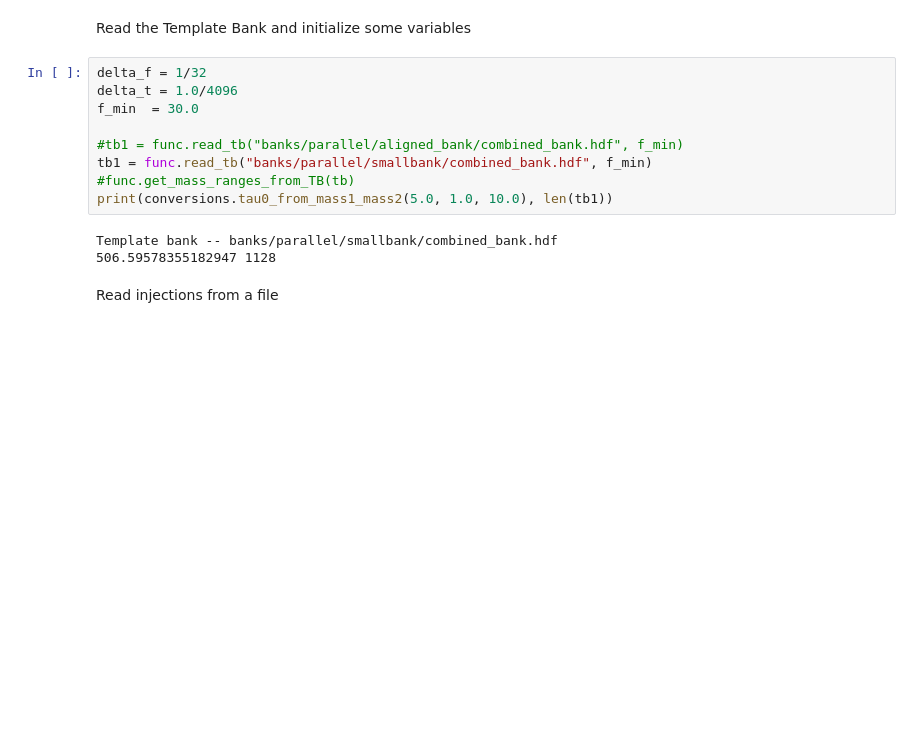
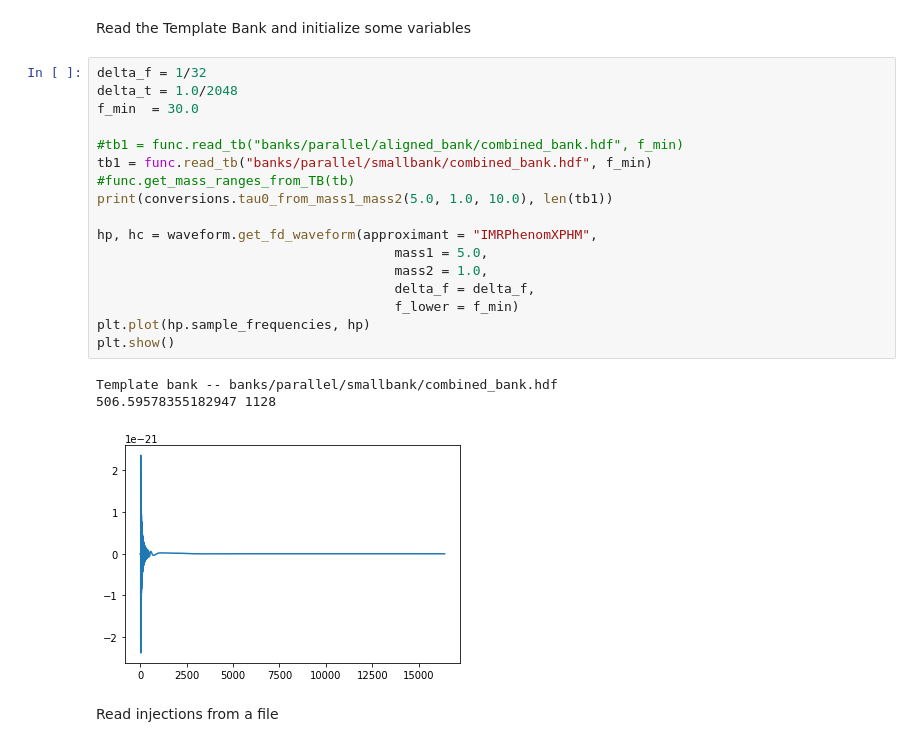
Before and after one commit to rahuldhurkunde/HM_plus_precession, a Jupyter notebook: FF_testing.ipynb, the cells around one changed output. Saved outputs shown, nothing was run; the diff lists cells and outputs as text; blank space fills up the shorter version.

```diff
--- a/FF_testing.ipynb
+++ b/FF_testing.ipynb
@@ -30,16 +30,25 @@ importlib.reload(inj)
 Read the Template Bank and initialize some variables
 # %%
 delta_f = 1/32
-delta_t = 1.0/4096
+delta_t = 1.0/2048
 f_min  = 30.0
 
 #tb1 = func.read_tb("banks/parallel/aligned_bank/combined_bank.hdf", f_min)
 tb1 = func.read_tb("banks/parallel/smallbank/combined_bank.hdf", f_min)
 #func.get_mass_ranges_from_TB(tb)
 print(conversions.tau0_from_mass1_mass2(5.0, 1.0, 10.0), len(tb1))
+
+hp, hc = waveform.get_fd_waveform(approximant = "IMRPhenomXPHM",
+                                      mass1 = 5.0,
+                                      mass2 = 1.0,
+                                      delta_f = delta_f,
+                                      f_lower = f_min)
+plt.plot(hp.sample_frequencies, hp)
+plt.show()
 # %% [output]
 Template bank -- banks/parallel/smallbank/combined_bank.hdf
 506.59578355182947 1128
+[figure, added]
 # %% [markdown]
 Read injections from a file
 # %%
```
Also changed, not shown: 22 other files.
